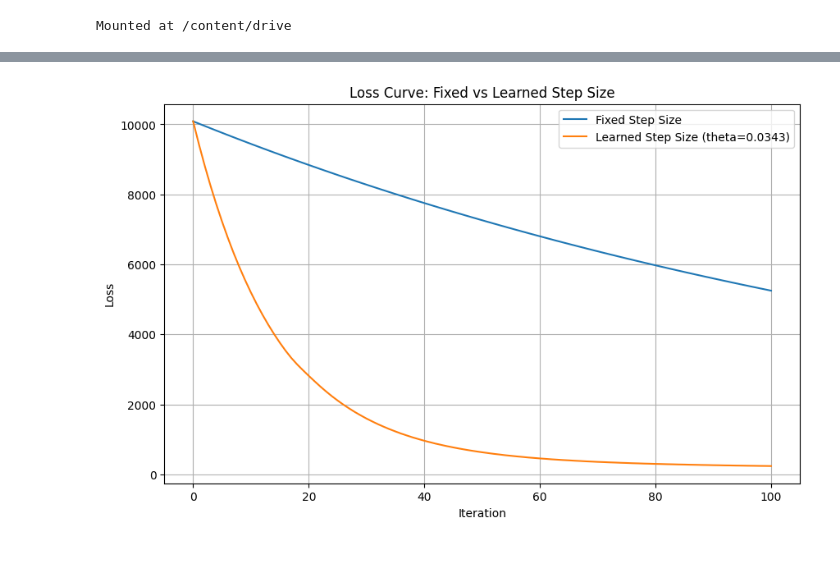
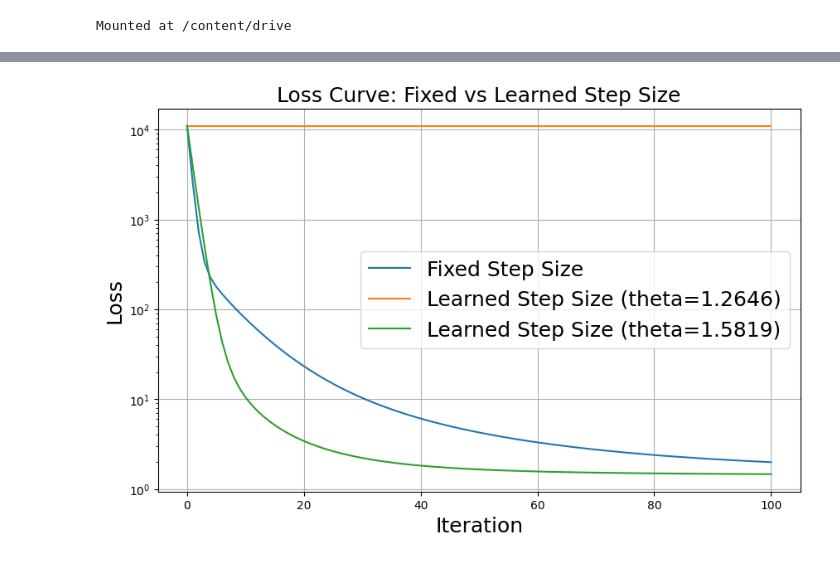
Before and after one commit to Fisherboy927/L2O, a Jupyter notebook: SAMBa_L2O.ipynb, the cells around one changed output, grey strips where cells are left out. Drawn from its saved outputs; the diff is of its cells as text; code cells hidden in the pictures.

```diff
--- a/SAMBa_L2O.ipynb
+++ b/SAMBa_L2O.ipynb
@@ -122,7 +120,7 @@ def fast_huber_grad(x, alpha, delta=0.01):
     result = alpha * (f1 + f2)
     return result
 
-a = 0.1
+a = 0.001
 
 def f(x, y): #training data
     return 0.5 * torch.norm(forward_operator(x)-y)**2 + fast_huber_TV(x, a)
@@ -144,12 +249,8 @@ from tqdm import tqdm
 import math
 import odl.contrib.torch.operator as _op
 from torch.utils.data import Dataset, DataLoader
+from torch import nn
 _op.AVOID_UNNECESSARY_COPY = False
-
-epoch = 10
-M = 10
-n = 256
-sigma = 0.01
 
 class CTDataset(Dataset):
     def __init__(self, paths, n, device, dtype):
@@ -176,7 +277,7 @@ dataset = CTDataset(train_imgs, n, device, dtype=torch_dtype)
 loader = DataLoader(dataset, batch_size = 25, shuffle = True)
 
 # Define the grid of theta values to search over
-grid_search_array = torch.linspace(0.1/(T_norm+8*a/0.01), 10/(T_norm+8*a/0.01), 20).to(device, dtype=torch_dtype)
+grid_search_array = torch.linspace(0.1/(T_norm+8*a/0.01), 3/(T_norm+8*a/0.01), 20).to(device, dtype=torch_dtype)
 
 best_theta = None
 min_loss = float('inf')
@@ -207,14 +308,14 @@ print(f"Minimum loss with best theta: {min_loss}")
 
 # Plot the loss for each theta in the grid
 plt.figure(figsize=(10, 6))
-plt.plot(grid_search_array.cpu().numpy(), loss_history)
-plt.xlabel('Theta')
-plt.ylabel('Average Loss after an epoch')
-plt.title('Grid Search for Optimal Theta')
+plt.semilogy(grid_search_array.cpu().numpy(), loss_history)
+plt.xlabel('Theta', fontsize = 18)
+plt.ylabel('Average Loss after an epoch', fontsize = 18)
+plt.title('Grid Search for Optimal Theta', fontsize = 18)
 plt.grid(True)
 plt.show()
 
 
 # Now you can use the best_theta for further analysis or reconstruction
-theta = best_theta # Assign the best theta to the variable used later
+theta2 = best_theta # Assign the best theta to the variable used later
 # %% [output]
@@ -234,45 +337,54 @@ all_learned_losses = []
 for image_path in test_imgs:
     im = io.imread(image_path)
     if im.ndim == 3 and im.shape[-1] == 4:
         im = rgba2rgb(im)
     im = rgb2gray(im)
     image = resize(im, (n, n))
     x = torch.from_numpy(image).to(device=device, dtype=torch_dtype)
     x = x.unsqueeze(0).unsqueeze(0)
     sinogram = forward_operator(x)
     sinogram_noisy = sinogram + torch.randn_like(sinogram) * sigma
 
     x_test = torch.zeros_like(x)
 
     # We need two separate copies to update, so they don't interfere
     x_for_fixed_update = x_test.clone()
-    x_for_learned_update = x_test.clone()
+    x_for_learned_update1 = x_test.clone()
+    x_for_learned_update2 = x_test.clone()
 
     fixed_losses = [f(x_for_fixed_update, sinogram_noisy).item()]
-    learned_losses = [f(x_for_learned_update, sinogram_noisy).item()]
+    learned_losses1 = [f(x_for_learned_update1, sinogram_noisy).item()]
+    learned_losses2 = [f(x_for_learned_update2, sinogram_noisy).item()]
 
     # Fixed step size update
     for i in range(num_comparison_iterations):
         g1 = grad_f(x_for_fixed_update, sinogram_noisy)
         x_for_fixed_update = x_for_fixed_update - fixed_step_size * g1
         fixed_losses.append(f(x_for_fixed_update, sinogram_noisy).item())
 
     # Learned step size update
     for i in range(num_comparison_iterations):
-        g2 = grad_f(x_for_learned_update, sinogram_noisy)
-        x_for_learned_update = x_for_learned_update - theta * g2
-        learned_losses.append(f(x_for_learned_update, sinogram_noisy).item())
+        g2 = grad_f(x_for_learned_update1, sinogram_noisy)
+        x_for_learned_update = x_for_learned_update1 - theta1_list[len(theta1_list)-1] * g2
+        learned_losses1.append(f(x_for_learned_update1, sinogram_noisy).item())
+
+    for i in range(num_comparison_iterations):
+        g3 = grad_f(x_for_learned_update2, sinogram_noisy)
+        x_for_learned_update2 = x_for_learned_update2 - theta2 * g3
+        learned_losses2.append(f(x_for_learned_update2, sinogram_noisy).item())
+
 plt.figure(figsize=(10, 6))
-plt.plot(fixed_losses, label='Fixed Step Size')
-plt.plot(learned_losses, label=f'Learned Step Size (theta={theta.item():.4f})')
-plt.xlabel('Iteration')
-plt.ylabel('Loss')
-plt.title('Loss Curve: Fixed vs Learned Step Size')
-plt.legend()
+plt.semilogy(fixed_losses, label='Fixed Step Size')
+plt.semilogy(learned_losses1, label=f'Learned Step Size (theta={theta1_list[len(theta1_list)-1]:.4f})')
+plt.semilogy(learned_losses2, label=f'Learned Step Size (theta={theta2:.4f})')
+plt.xlabel('Iteration', fontsize = 18)
+plt.ylabel('Loss', fontsize = 18)
+plt.title('Loss Curve: Fixed vs Learned Step Size', fontsize = 18)
+plt.legend(fontsize = 18)
 plt.grid(True)
 plt.show()
 # %% [output]
-[figure, old version]
+[figure, new version]
 # %%
 x_fixed = x_for_fixed_update.squeeze().cpu().numpy()
 x_learned = x_for_learned_update.squeeze().cpu().numpy()
```
Also changed, not shown: parts of 7 cells of this notebook.
